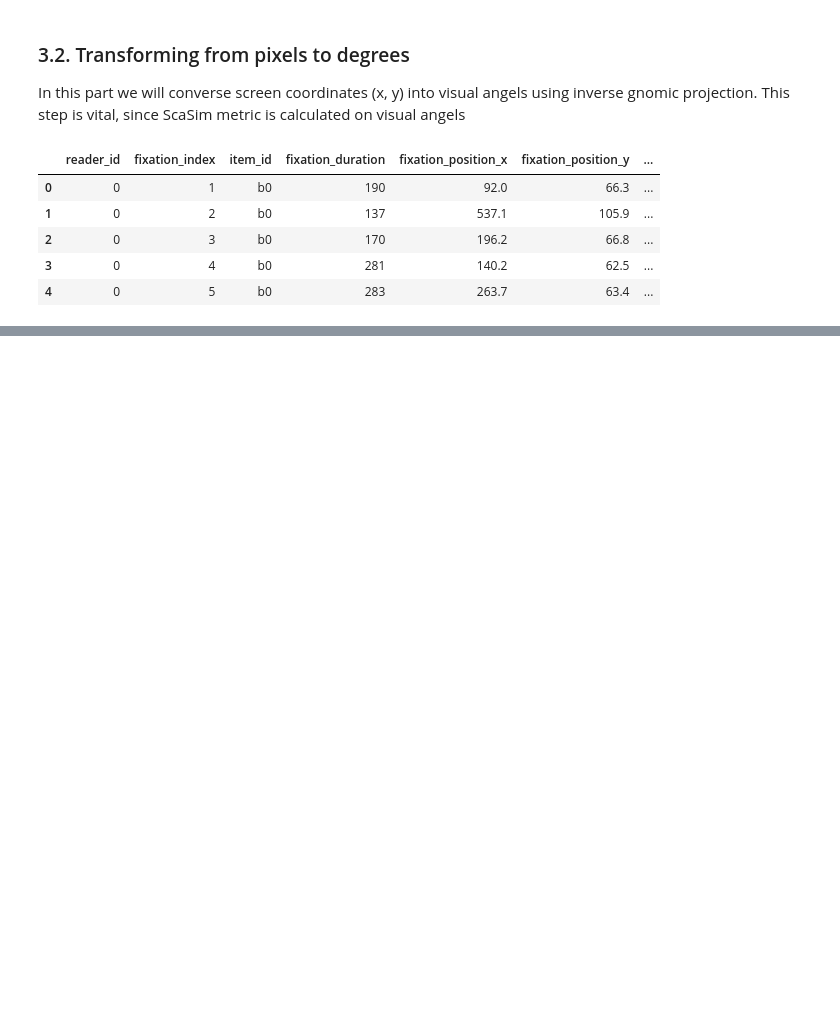
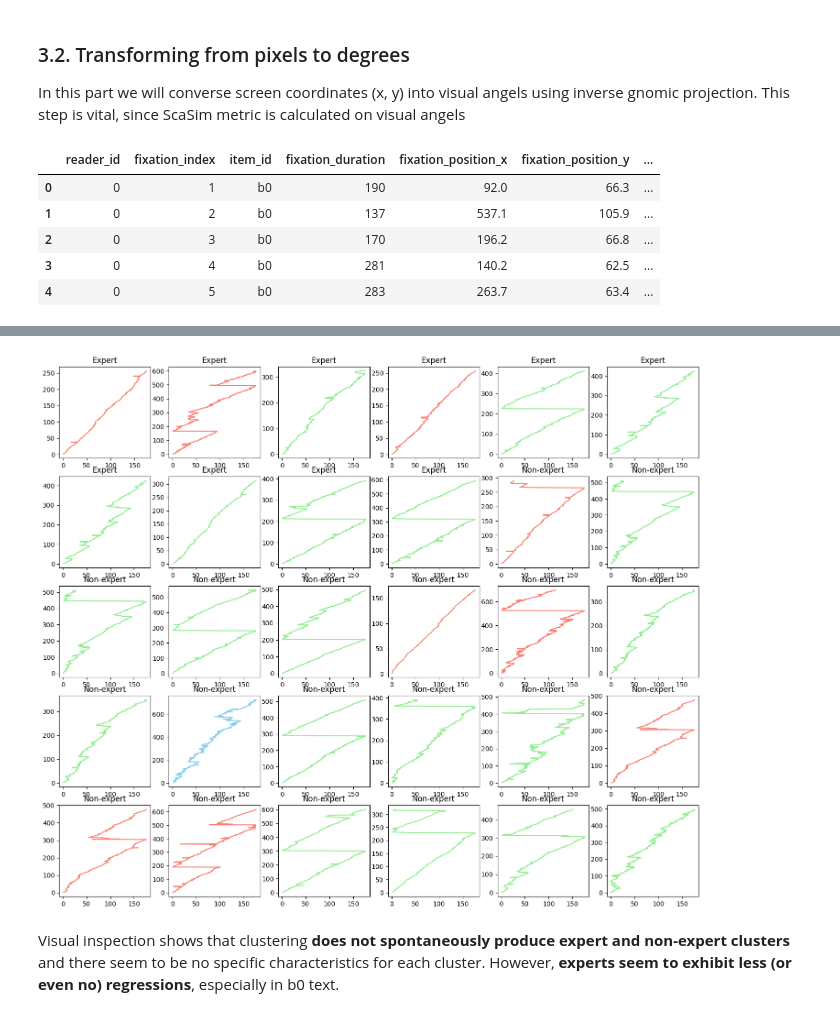
Before and after one commit to snamazova/potec_modelling, a Jupyter notebook: potec_modelling.ipynb, the cells around one changed output, grey strips where cells are left out. Cells and saved outputs as stored; diff of their text form; code cells hidden in the pictures; blank space fills up the shorter version.

```diff
--- a/potec_modelling.ipynb
+++ b/potec_modelling.ipynb
@@ -903,0 +982,6 @@ visualise_clusters(clusters, transformed)
+# %%
+plot_scanpaths_clustered(small_scanpath_p0_df, clusters_p0, (5, 6))
+# %% [output]
+[figure, added]
+# %% [markdown]
+ Visual inspection shows that clustering **does not spontaneously produce expert and non-expert clusters** and there seem to be no specific characteristics for each cluster. However, **experts seem to exhibit less (or even no) regressions**, especially in b0 text.
```
Also changed, not shown: parts of 27 cells of this notebook.
